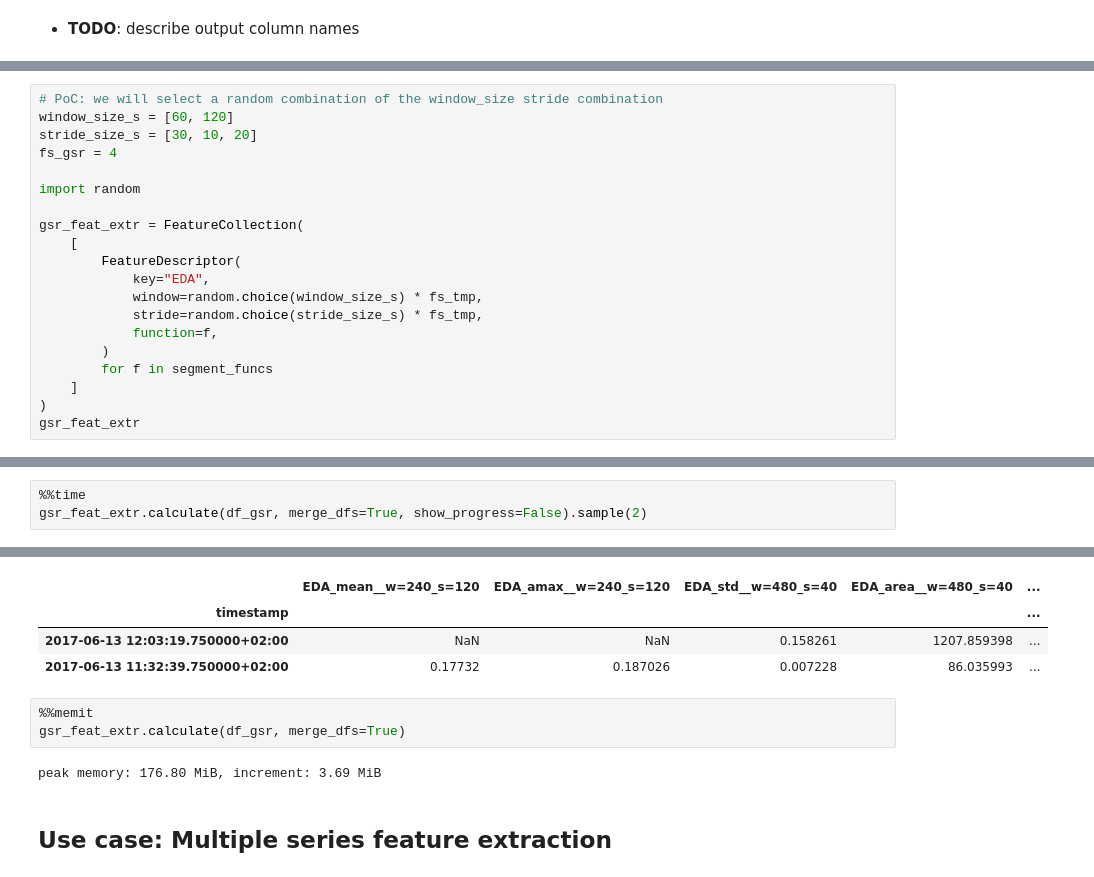
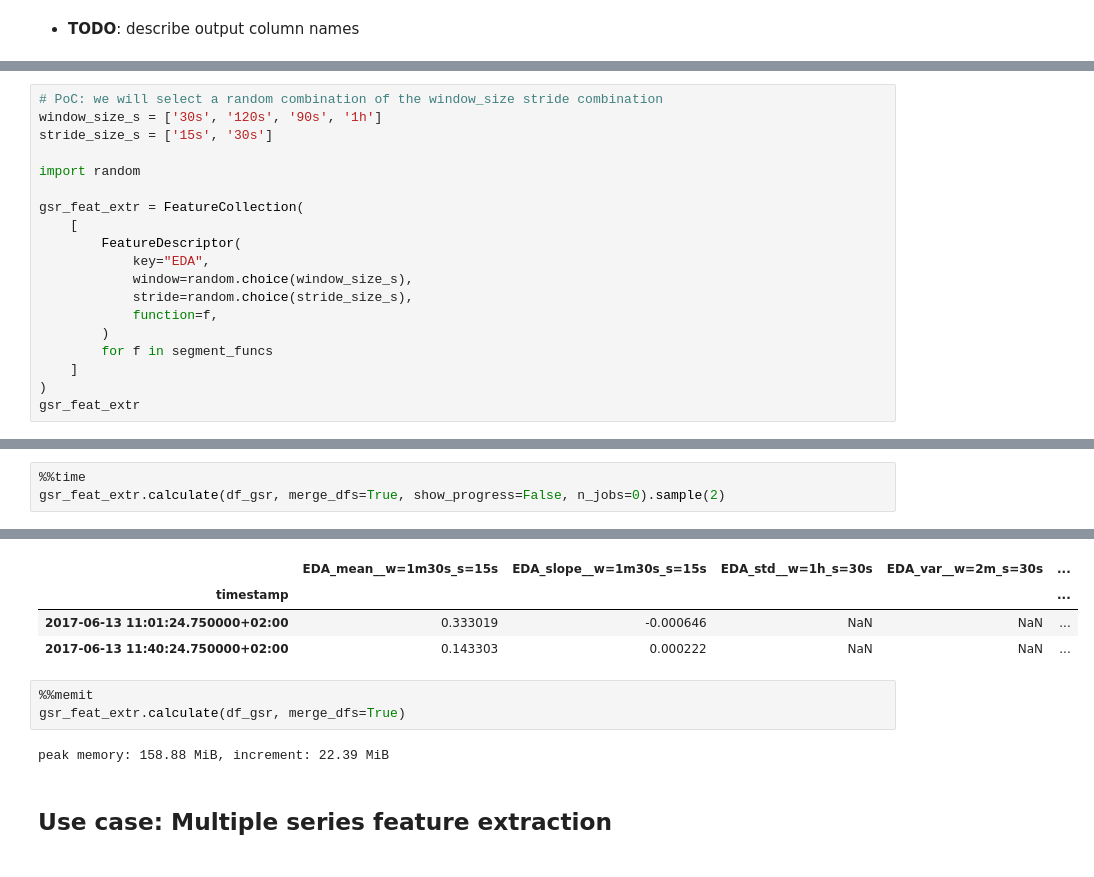
Before and after one commit to predict-idlab/tsflex, a Jupyter notebook: example.ipynb, the cells around one changed output, grey strips where cells are left out. Drawn from its saved outputs; the diff is of its cells as text.

```diff
--- a/example.ipynb
+++ b/example.ipynb
@@ -241,8 +255,7 @@ In this example, we will use multiple stride-window-size combinations on a weara
 # %%
 # PoC: we will select a random combination of the window_size stride combination
-window_size_s = [60, 120]
-stride_size_s = [30, 10, 20]
-fs_gsr = 4
+window_size_s = ['30s', '120s', '90s', '1h']
+stride_size_s = ['15s', '30s']
 
 import random
 
@@ -250,8 +263,8 @@ gsr_feat_extr = FeatureCollection(
     [
         FeatureDescriptor(
             key="EDA",
-            window=random.choice(window_size_s) * fs_tmp,
-            stride=random.choice(stride_size_s) * fs_tmp,
+            window=random.choice(window_size_s),
+            stride=random.choice(stride_size_s),
             function=f,
         )
         for f in segment_funcs
@@ -287,4 +300,4 @@ df_gsr.sample(2)
 # %%
 %%time
-gsr_feat_extr.calculate(df_gsr, merge_dfs=True, show_progress=False).sample(2)
+gsr_feat_extr.calculate(df_gsr, merge_dfs=True, show_progress=False, n_jobs=0).sample(2)
 # %% [output]
@@ -293,12 +307,12 @@ Wall time: 394 ms
-|  | EDA_mean__w=240_s=120 | EDA_amax__w=240_s=120 | EDA_std__w=480_s=40 | EDA_area__w=480_s=40 | ... |
+|  | EDA_mean__w=1m30s_s=15s | EDA_slope__w=1m30s_s=15s | EDA_std__w=1h_s=30s | EDA_var__w=2m_s=30s | ... |
 | timestamp |  |  |  |  | ... |
-| 2017-06-13 12:03:19.750000+02:00 | NaN | NaN | 0.158261 | 1207.859398 | ... |
-| 2017-06-13 11:32:39.750000+02:00 | 0.17732 | 0.187026 | 0.007228 | 86.035993 | ... |
+| 2017-06-13 11:01:24.750000+02:00 | 0.333019 | -0.000646 | NaN | NaN | ... |
+| 2017-06-13 11:40:24.750000+02:00 | 0.143303 | 0.000222 | NaN | NaN | ... |
 # %%
 %%memit
 gsr_feat_extr.calculate(df_gsr, merge_dfs=True)
 # %% [output]
-peak memory: 176.80 MiB, increment: 3.69 MiB
+peak memory: 158.88 MiB, increment: 22.39 MiB
 # %% [markdown]
 ## Use case: Multiple series feature extraction
 # %%
```
Also changed, not shown: parts of 17 cells of this notebook.
